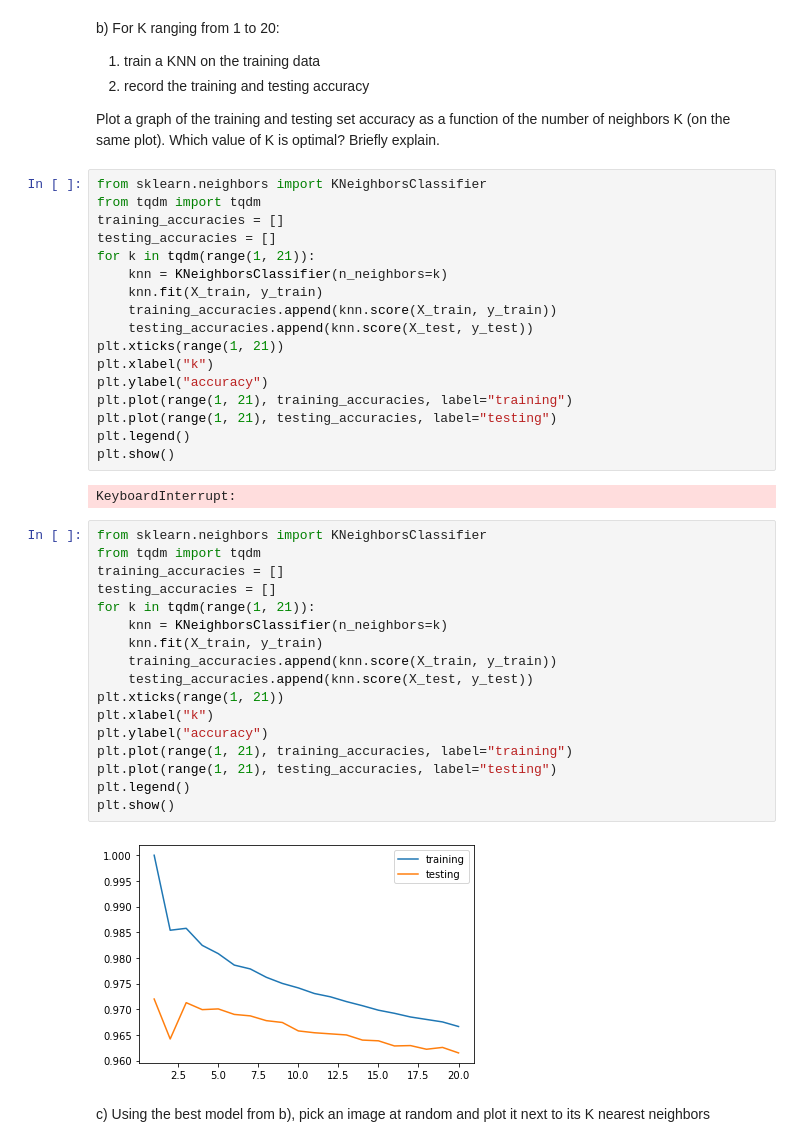
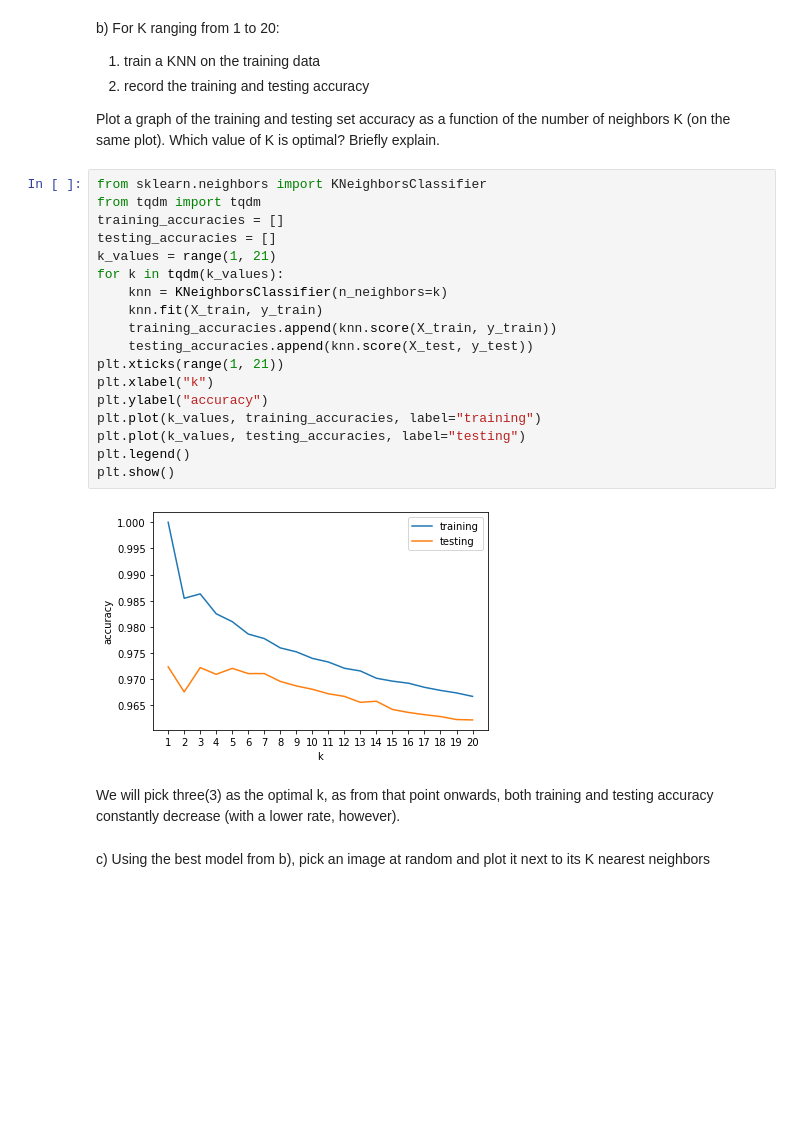
Before and after one commit to tnikas/Data-Science-Fundamentals, a Jupyter notebook: lecture_12/worksheet_12.ipynb, the cells around one changed output. Cells and saved outputs as stored; diff of their text form; blank space fills up the shorter version.

```diff
--- a/lecture_12/worksheet_12.ipynb
+++ b/lecture_12/worksheet_12.ipynb
@@ -168,41 +169,25 @@ Plot a graph of the training and testing set accuracy as a function of the numbe
 # %%
 from sklearn.neighbors import KNeighborsClassifier
 from tqdm import tqdm
 training_accuracies = []
 testing_accuracies = []
-for k in tqdm(range(1, 21)):
+k_values = range(1, 21)
+for k in tqdm(k_values):
     knn = KNeighborsClassifier(n_neighbors=k)
     knn.fit(X_train, y_train)
     training_accuracies.append(knn.score(X_train, y_train))
     testing_accuracies.append(knn.score(X_test, y_test))
 plt.xticks(range(1, 21))
 plt.xlabel("k")
 plt.ylabel("accuracy")
-plt.plot(range(1, 21), training_accuracies, label="training")
-plt.plot(range(1, 21), testing_accuracies, label="testing")
+plt.plot(k_values, training_accuracies, label="training")
+plt.plot(k_values, testing_accuracies, label="testing")
 plt.legend()
 plt.show()
 # %% [output]
-KeyboardInterrupt:
+[figure, added]
-# %%
-from sklearn.neighbors import KNeighborsClassifier
-from tqdm import tqdm
-training_accuracies = []
-testing_accuracies = []
-for k in tqdm(range(1, 21)):
-    knn = KNeighborsClassifier(n_neighbors=k)
-    knn.fit(X_train, y_train)
-    training_accuracies.append(knn.score(X_train, y_train))
-    testing_accuracies.append(knn.score(X_test, y_test))
-plt.xticks(range(1, 21))
-plt.xlabel("k")
-plt.ylabel("accuracy")
-plt.plot(range(1, 21), training_accuracies, label="training")
-plt.plot(range(1, 21), testing_accuracies, label="testing")
-plt.legend()
-plt.show()
-# %% [output]
-[figure, removed]
+# %% [markdown]
+We will pick three(3) as the optimal k, as from that point onwards, both training and testing accuracy constantly decrease (with a lower rate, however).
 # %% [markdown]
 c) Using the best model from b), pick an image at random and plot it next to its K nearest neighbors
 # %%
```
Also changed, not shown: parts of 27 cells of this notebook, 4 other files.
